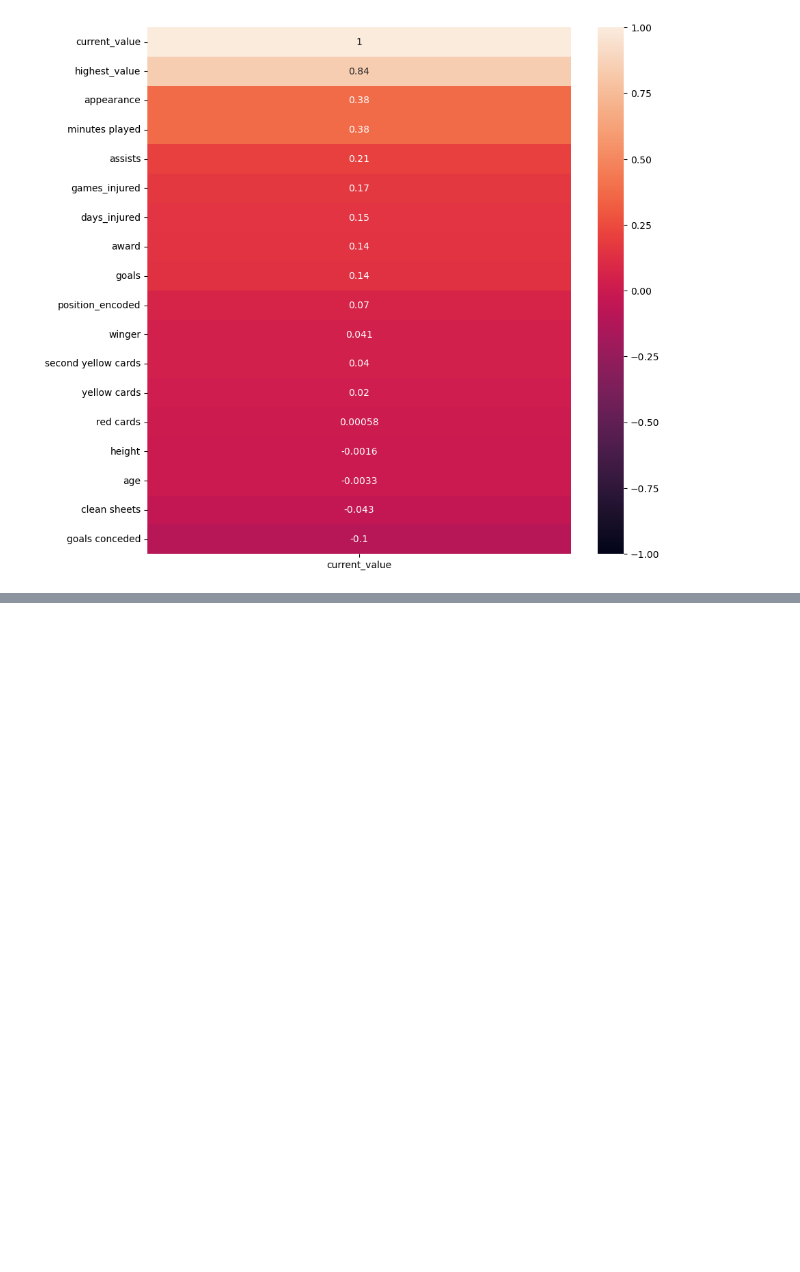
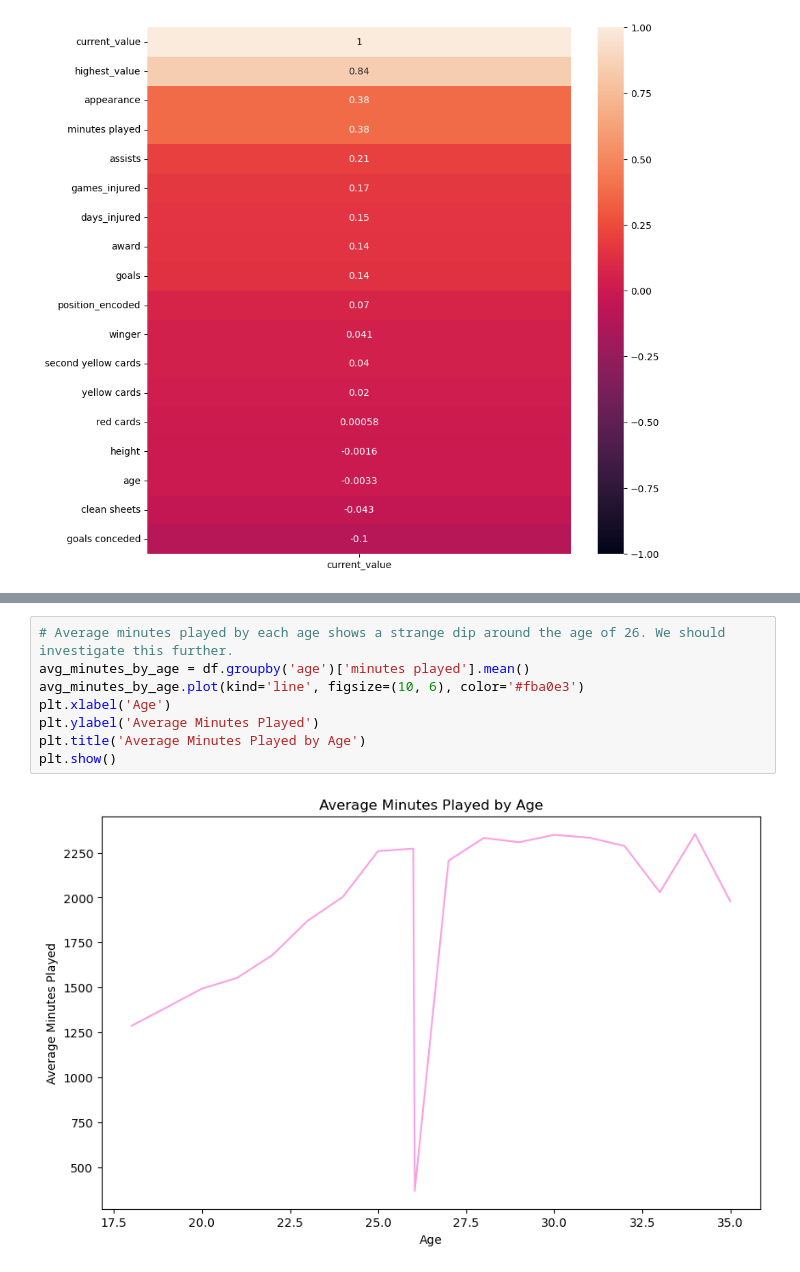
Before and after one commit to almalkiashwaq0/Predicting-Players-Transfer-Prices, a Jupyter notebook: EDA-7-Copy1.ipynb, the cells around one changed output, grey strips where cells are left out. Drawn from its saved outputs; the diff is of its cells as text; blank space fills up the shorter version.

```diff
--- a/EDA-7-Copy1.ipynb
+++ b/EDA-7-Copy1.ipynb
@@ -746,0 +774,10 @@ vmin = -1, vmax = +1, annot = True, ax = ax)
+# %%
+# Average minutes played by each age shows a strange dip around the age of 26. We should investigate this further.
+avg_minutes_by_age = df.groupby('age')['minutes played'].mean()
+avg_minutes_by_age.plot(kind='line', figsize=(10, 6), color='#fba0e3')
+plt.xlabel('Age')
+plt.ylabel('Average Minutes Played')
+plt.title('Average Minutes Played by Age')
+plt.show()
+# %% [output]
+[figure, added]
```
Also changed, not shown: parts of 7 cells of this notebook, 1 other file.
